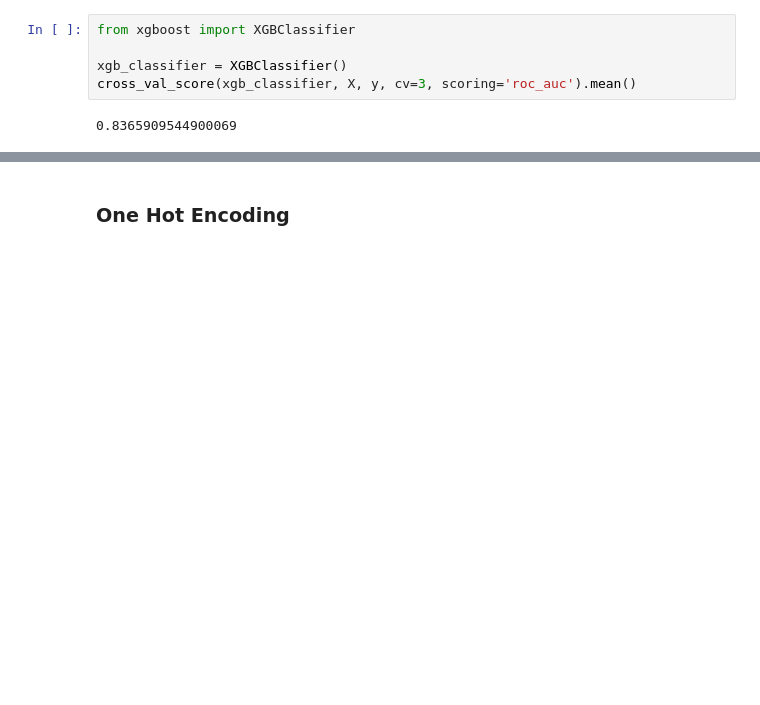
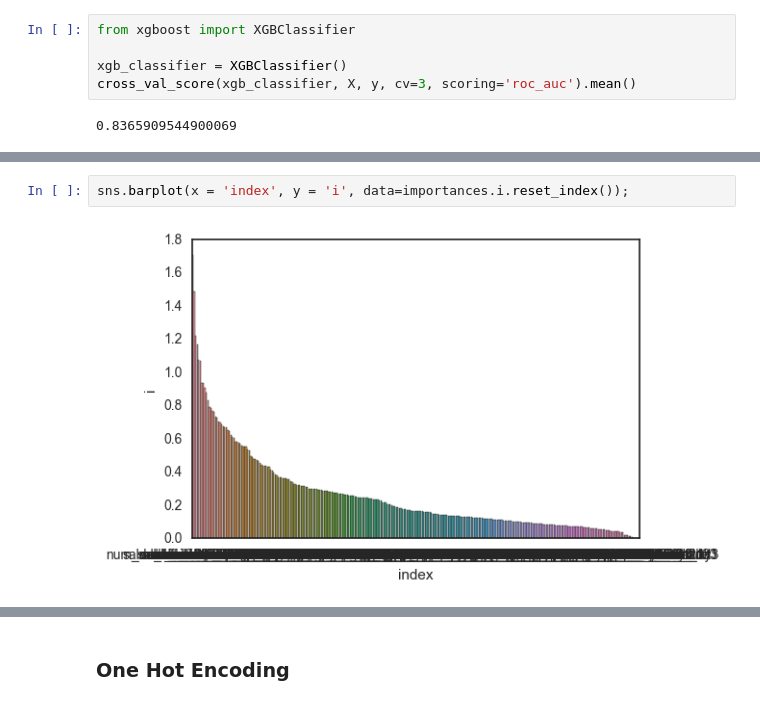
Before and after one commit to adrielvieira/machine-learning, a Jupyter notebook: projects/capstone/Santander Customer Satisfaction.ipynb, the cells around one changed output, grey strips where cells are left out. Cells and saved outputs as stored; diff of their text form; blank space fills up the shorter version.

```diff
--- a/projects/capstone/Santander Customer Satisfaction.ipynb
+++ b/projects/capstone/Santander Customer Satisfaction.ipynb
@@ -271,0 +292,4 @@ cross_val_score(xgb_classifier, X, y, cv=3, scoring='roc_auc').mean()
+# %%
+sns.barplot(x = 'index', y = 'i', data=importances.i.reset_index());
+# %% [output]
+[figure, added]
```
Also changed, not shown: parts of 67 cells of this notebook.
